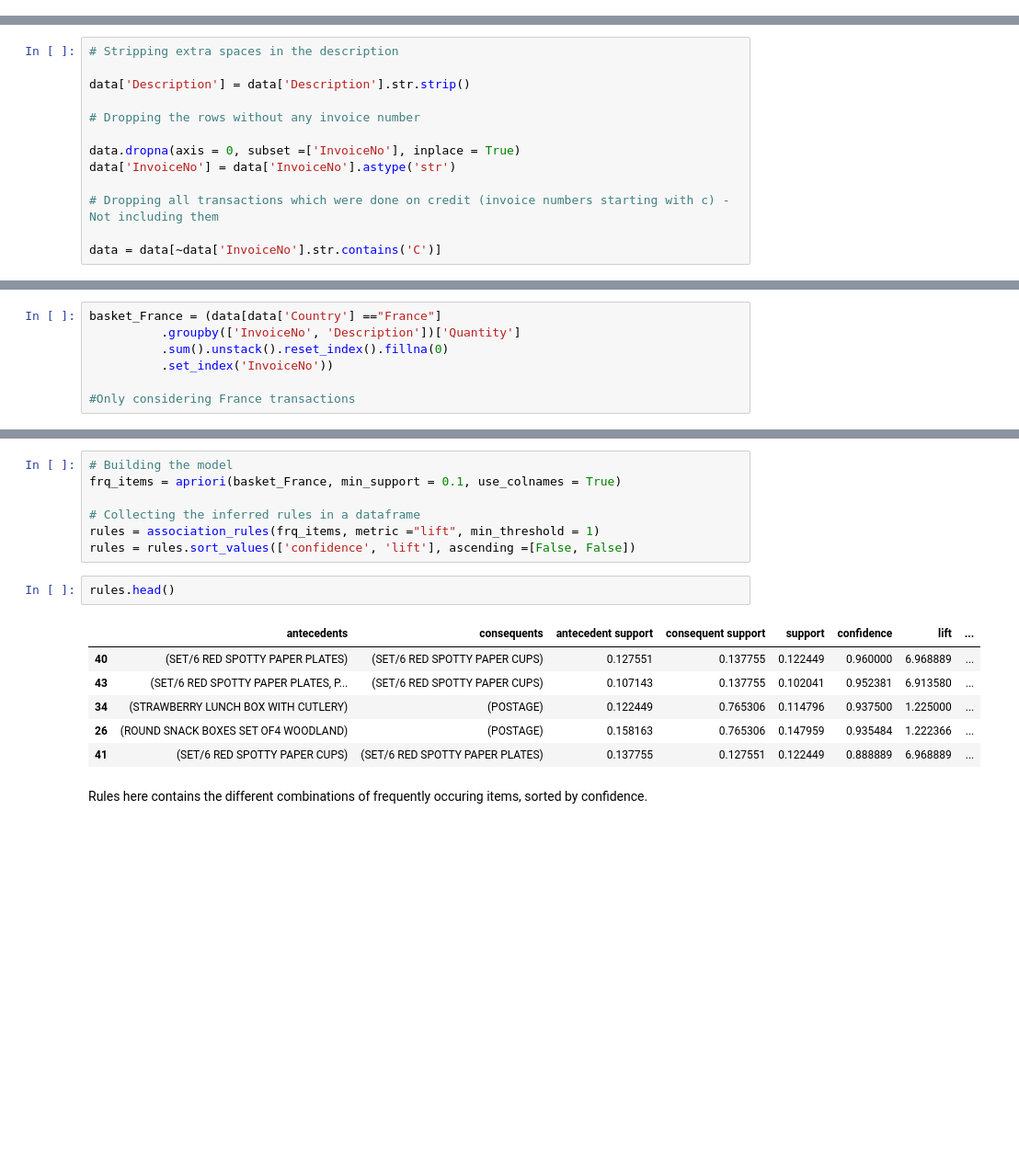
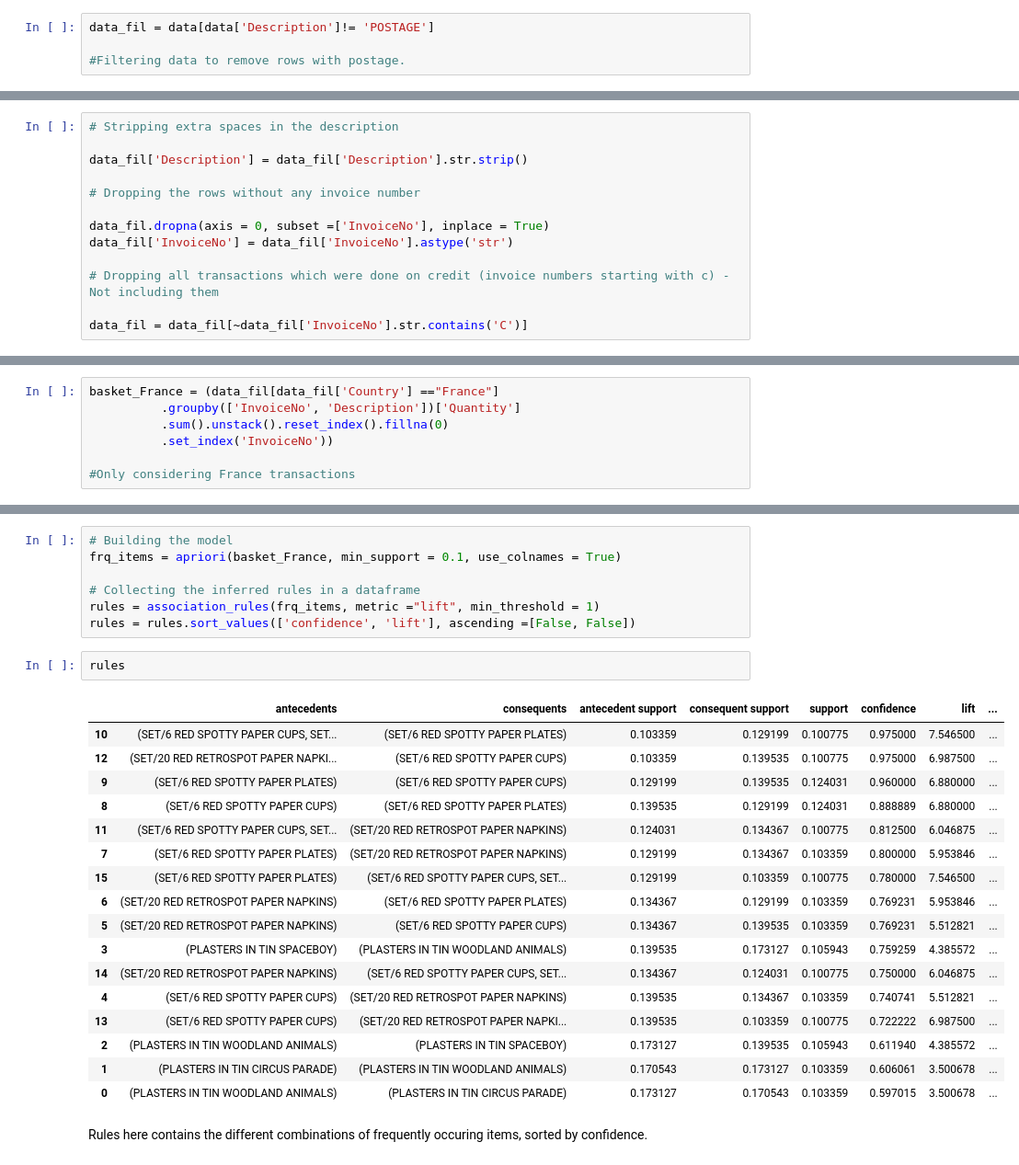
Before and after one commit to r567v/Apriori-on-Online-transactions, a Jupyter notebook: Apriori.ipynb, the cells around one changed output, grey strips where cells are left out. Shown: that part at 92% size. Drawn from its saved outputs; the diff is of its cells as text; blank space fills up the shorter version.

```diff
--- a/Apriori.ipynb
+++ b/Apriori.ipynb
@@ -51,3 +51,7 @@ Country             0
 dtype: int64
 # %% [markdown]
 # DATA PRE PROCESSING
+# %%
+data_fil = data[data['Description']!= 'POSTAGE']
+
+#Filtering data to remove rows with postage.
@@ -54,13 +64,13 @@ dtype: int64
 # %%
 # Stripping extra spaces in the description
 
-data['Description'] = data['Description'].str.strip()
+data_fil['Description'] = data_fil['Description'].str.strip()
 
 # Dropping the rows without any invoice number
 
-data.dropna(axis = 0, subset =['InvoiceNo'], inplace = True)
-data['InvoiceNo'] = data['InvoiceNo'].astype('str')
+data_fil.dropna(axis = 0, subset =['InvoiceNo'], inplace = True)
+data_fil['InvoiceNo'] = data_fil['InvoiceNo'].astype('str')
 
 # Dropping all transactions which were done on credit (invoice numbers starting with c) - Not including them
 
-data = data[~data['InvoiceNo'].str.contains('C')]
+data_fil = data_fil[~data_fil['InvoiceNo'].str.contains('C')]
@@ -80,7 +105,7 @@ array(['United Kingdom', 'France', 'Australia', 'Netherlands', 'Germany',
 # %% [markdown]
 # Analysis for France
 # %%
-basket_France = (data[data['Country'] =="France"]
+basket_France = (data_fil[data_fil['Country'] =="France"]
           .groupby(['InvoiceNo', 'Description'])['Quantity']
           .sum().unstack().reset_index().fillna(0)
           .set_index('InvoiceNo'))
@@ -133,13 +156,24 @@ frq_items = apriori(basket_France, min_support = 0.1, use_colnames = True)
 rules = association_rules(frq_items, metric ="lift", min_threshold = 1)
 rules = rules.sort_values(['confidence', 'lift'], ascending =[False, False])
 # %%
-rules.head()
+rules
 # %% [output]
 |  | antecedents | consequents | antecedent support | consequent support | support | confidence | lift | ... |
-| 40 | (SET/6 RED SPOTTY PAPER PLATES) | (SET/6 RED SPOTTY PAPER CUPS) | 0.127551 | 0.137755 | 0.122449 | 0.960000 | 6.968889 | ... |
-| 43 | (SET/6 RED SPOTTY PAPER PLATES, P... | (SET/6 RED SPOTTY PAPER CUPS) | 0.107143 | 0.137755 | 0.102041 | 0.952381 | 6.913580 | ... |
-| 34 | (STRAWBERRY LUNCH BOX WITH CUTLERY) | (POSTAGE) | 0.122449 | 0.765306 | 0.114796 | 0.937500 | 1.225000 | ... |
-| 26 | (ROUND SNACK BOXES SET OF4 WOODLAND) | (POSTAGE) | 0.158163 | 0.765306 | 0.147959 | 0.935484 | 1.222366 | ... |
-| 41 | (SET/6 RED SPOTTY PAPER CUPS) | (SET/6 RED SPOTTY PAPER PLATES) | 0.137755 | 0.127551 | 0.122449 | 0.888889 | 6.968889 | ... |
+| 10 | (SET/6 RED SPOTTY PAPER CUPS, SET... | (SET/6 RED SPOTTY PAPER PLATES) | 0.103359 | 0.129199 | 0.100775 | 0.975000 | 7.546500 | ... |
+| 12 | (SET/20 RED RETROSPOT PAPER NAPKI... | (SET/6 RED SPOTTY PAPER CUPS) | 0.103359 | 0.139535 | 0.100775 | 0.975000 | 6.987500 | ... |
+| 9 | (SET/6 RED SPOTTY PAPER PLATES) | (SET/6 RED SPOTTY PAPER CUPS) | 0.129199 | 0.139535 | 0.124031 | 0.960000 | 6.880000 | ... |
+| 8 | (SET/6 RED SPOTTY PAPER CUPS) | (SET/6 RED SPOTTY PAPER PLATES) | 0.139535 | 0.129199 | 0.124031 | 0.888889 | 6.880000 | ... |
+| 11 | (SET/6 RED SPOTTY PAPER CUPS, SET... | (SET/20 RED RETROSPOT PAPER NAPKINS) | 0.124031 | 0.134367 | 0.100775 | 0.812500 | 6.046875 | ... |
+| 7 | (SET/6 RED SPOTTY PAPER PLATES) | (SET/20 RED RETROSPOT PAPER NAPKINS) | 0.129199 | 0.134367 | 0.103359 | 0.800000 | 5.953846 | ... |
+| 15 | (SET/6 RED SPOTTY PAPER PLATES) | (SET/6 RED SPOTTY PAPER CUPS, SET... | 0.129199 | 0.103359 | 0.100775 | 0.780000 | 7.546500 | ... |
+| 6 | (SET/20 RED RETROSPOT PAPER NAPKINS) | (SET/6 RED SPOTTY PAPER PLATES) | 0.134367 | 0.129199 | 0.103359 | 0.769231 | 5.953846 | ... |
+| 5 | (SET/20 RED RETROSPOT PAPER NAPKINS) | (SET/6 RED SPOTTY PAPER CUPS) | 0.134367 | 0.139535 | 0.103359 | 0.769231 | 5.512821 | ... |
+| 3 | (PLASTERS IN TIN SPACEBOY) | (PLASTERS IN TIN WOODLAND ANIMALS) | 0.139535 | 0.173127 | 0.105943 | 0.759259 | 4.385572 | ... |
+| 14 | (SET/20 RED RETROSPOT PAPER NAPKINS) | (SET/6 RED SPOTTY PAPER CUPS, SET... | 0.134367 | 0.124031 | 0.100775 | 0.750000 | 6.046875 | ... |
+| 4 | (SET/6 RED SPOTTY PAPER CUPS) | (SET/20 RED RETROSPOT PAPER NAPKINS) | 0.139535 | 0.134367 | 0.103359 | 0.740741 | 5.512821 | ... |
+| 13 | (SET/6 RED SPOTTY PAPER CUPS) | (SET/20 RED RETROSPOT PAPER NAPKI... | 0.139535 | 0.103359 | 0.100775 | 0.722222 | 6.987500 | ... |
+| 2 | (PLASTERS IN TIN WOODLAND ANIMALS) | (PLASTERS IN TIN SPACEBOY) | 0.173127 | 0.139535 | 0.105943 | 0.611940 | 4.385572 | ... |
+| 1 | (PLASTERS IN TIN CIRCUS PARADE) | (PLASTERS IN TIN WOODLAND ANIMALS) | 0.170543 | 0.173127 | 0.103359 | 0.606061 | 3.500678 | ... |
+| 0 | (PLASTERS IN TIN WOODLAND ANIMALS) | (PLASTERS IN TIN CIRCUS PARADE) | 0.173127 | 0.170543 | 0.103359 | 0.597015 | 3.500678 | ... |
 # %% [markdown]
 Rules here contains the different combinations of frequently occuring items, sorted by confidence.
```
Also changed, not shown: parts of 13 cells of this notebook.
